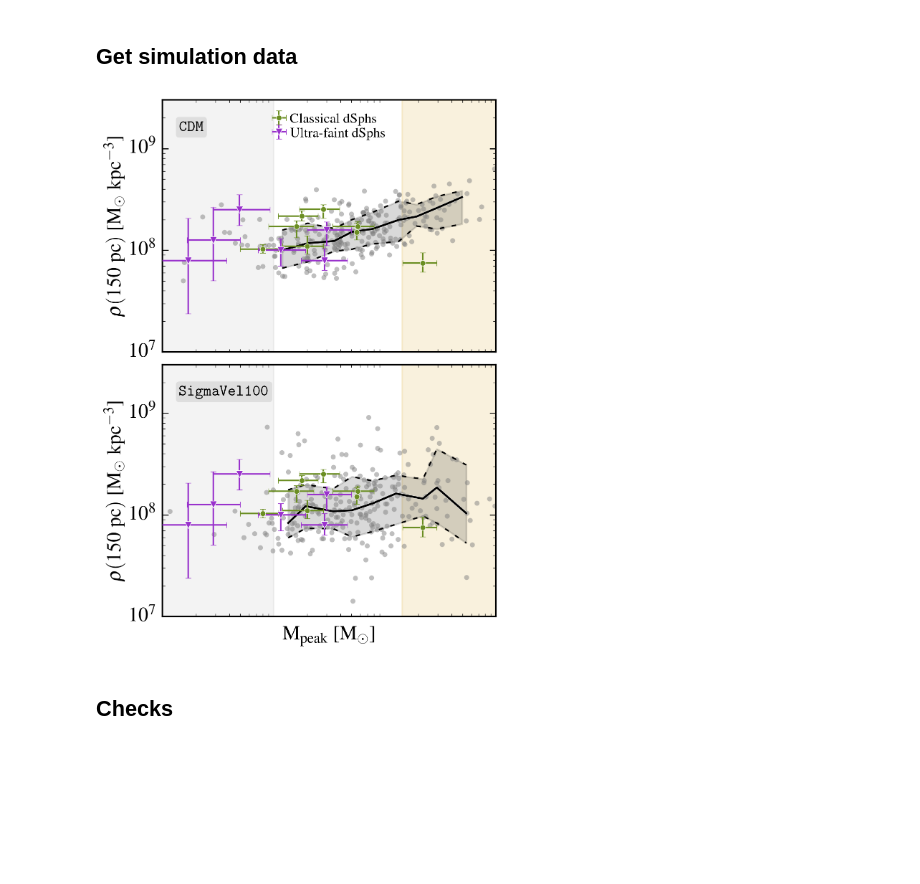
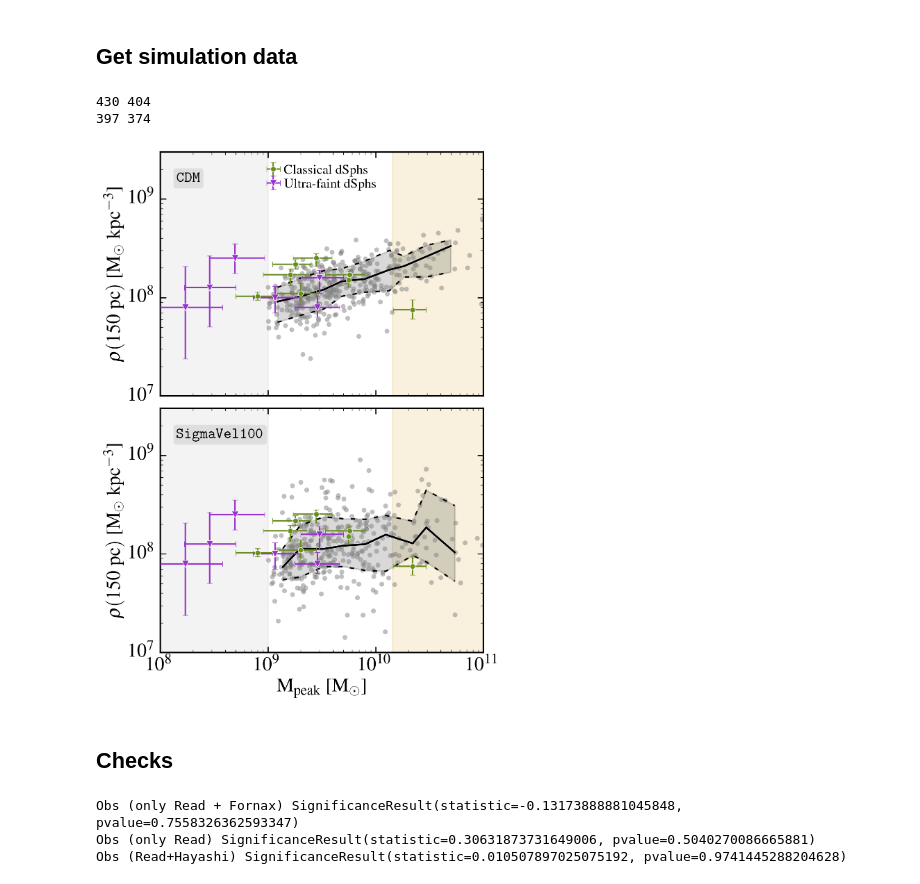
Before and after one commit to NoemiAM/TangoSIDM_satellites, a Jupyter notebook: examples/7 - density_halo_mass.ipynb, the cells around one changed output. Cells and saved outputs as stored; diff of their text form; code cells hidden in the pictures; blank space fills up the shorter version.

```diff
--- a/examples/7 - density_halo_mass.ipynb
+++ b/examples/7 - density_halo_mass.ipynb
@@ -101,7 +101,7 @@ for i in range(num_satellites):
     M200_R19[1,i] = data[i,2]
     M200_R19[2,i] = data[i,3]
 
-filename = "Hayashi_2019.csv" # This is a list of satellites without CVnI
+filename = "Hayashi_2023.csv"
 data = pd.read_csv(GAIA_PATH + filename).to_numpy()
 MsM200_H19 = np.zeros((3,8))
 rho150pc_H19 = np.zeros((3,8))
@@ -109,15 +109,11 @@ for i in range(8):
     MsM200_H19[0,i] = data[i,1]
     MsM200_H19[1,i] = data[i,3]
     MsM200_H19[2,i] = data[i,2]
-    # rho150pc_H19[0,i] =  10**data[i,4]
-    # rho150pc_H19[2,i] =  10**(data[i,4]-data[i,5])
-    # rho150pc_H19[1,i] =  10**(data[i,4]+data[i,6])
     rho150pc_H19[0,i] =  10**data[i,4]
     rho150pc_H19[2,i] =  10**(data[i,4])*data[i,5]
     rho150pc_H19[1,i] =  10**(data[i,4])*data[i,6]
 
-
-filename = "McConnachie_2012.csv" # This is a list of satellites without CVnI
+filename = "McConnachie_2012.csv"
 data = pd.read_csv(GAIA_PATH + filename).to_numpy()
 Ms = np.zeros(8)
 for i in range(8):Ms[i] = data[i,1] * 1e6
@@ -125,9 +121,6 @@ for i in range(8):Ms[i] = data[i,1] * 1e6
 M200_H19 = Ms / MsM200_H19
 M200_H19[1,:] = M200_H19[0,:]-M200_H19[1,:]
 M200_H19[2,:] = M200_H19[2,:]-M200_H19[0,:]
-
-# rho150pc_H19[1,:] =  rho150pc_H19[1,:]-rho150pc_H19[0,:]
-# rho150pc_H19[2,:] =  rho150pc_H19[0,:]-rho150pc_H19[2,:]
 # %% [markdown]
 ## Get simulation data
 # %%
@@ -146,36 +139,43 @@ for i, (id, id_name) in enumerate(IDs.items()):
 
     xrange = np.ones(2) * 14.28e9
     yrange = np.array([2e6, 3e9])
-    # axs[i].plot(xrange, yrange, '--',lw=2, color='goldenrod')
     axs[i].fill_between(np.array([14.28e9, 1e11]), np.array([2e6, 2e6]), np.array([3e9, 3e9]), color='goldenrod', alpha=0.15)
 
     # Add simulations points
-    rp, rho150, M200 = [], [], []
+    rp, rho150, M = [], [], []
     for idx in file.keys():
 
         if file[f'{idx}'].attrs.get("main_halo_of") is not None:
             subhalo_idxs = file[f'{idx}'].attrs.get("main_halo_of")
 
+            counter = 0
             # Get satellites of MW halo
-            for subhalo_idx in subhalo_idxs[:8]:
-                data_subhalo = file[f'{subhalo_idx}']
+            for subhalo_idx in subhalo_idxs:
+                if np.log10(file[str(subhalo_idx)]['tree_data']['bound_mass_dm'][0]) > 9: # MINIMUM satellite mass = 10^9
+                    data_subhalo = file[f'{subhalo_idx}']
 
-                nfw_fit = data_subhalo['halo_data']['nfw_fit']
-                r_s, log10_rho_s, sigma_r_s, sigma_log10_rho_s = nfw_fit
-                rho_s = 10**log10_rho_s
-                _rho_150 = NFW_profile(np.array([0.15]), rho_s, r_s)
-                rho150 = np.append(rho150, _rho_150[0])
+                    nfw_fit = data_subhalo['halo_data']['nfw_fit']
+                    r_s, log10_rho_s, sigma_r_s, sigma_log10_rho_s = nfw_fit
+                    rho_s = 10**log10_rho_s
+                    _rho_150 = NFW_profile(np.array([0.15]), rho_s, r_s)
+                    rho150 = np.append(rho150, _rho_150[0])
 
-                z_accr_type_idx, accretion = data_subhalo['tree_data']['accretion']
-                mass_peak = data_subhalo['tree_data']['bound_mass_dm'][int(z_accr_type_idx)]
+                    z_accr_type_idx, accretion = data_subhalo['tree_data']['accretion']
+                    mass_peak = data_subhalo['tree_data']['bound_mass_dm'][int(z_accr_type_idx)]
 
-                M200 = np.append(M200, mass_peak)
+                    M = np.append(M, mass_peak)
 
-    axs[i].plot(M200, rho150, 'o', ms=5, color='grey', markeredgecolor='none', alpha=0.5)
+                    counter+=1
+
+            if counter < 8: continue # save only systems with at least 8 satellites
+
+    select = np.where(M>=1e9)[0]
+    print(len(M), (M>=1e9).sum())
+    axs[i].plot(M[select], rho150[select], 'o', ms=5, color='grey', markeredgecolor='none', alpha=0.5)
+
     m_bins = np.arange(9, 11.2, 0.2)
     m_bins = 10**m_bins
-    select = np.where(M200>=1e9)[0]
-    plot_median_relation(axs[i], m_bins, M200[select], rho150[select], color='black')
+    plot_median_relation(axs[i], m_bins, M[select], rho150[select], color='black')
 
     axs[i].errorbar(M200_R19[0,:], rho_150pc_K19[0,:], yerr=rho_150pc_K19[1:,:], xerr=M200_R19[1:,:],
                  marker='o', markersize=5.5, markeredgecolor="white", ls='none', lw=1.5, c='olivedrab',
@@ -195,7 +195,7 @@ for i, (id, id_name) in enumerate(IDs.items()):
     # rho_150pc_And[1] = 0.25e8-0.15e8
     # rho_150pc_And[2] = 0.3e8-0.25e8
 
-    # axs.errorbar(M200_And[0], rho_150pc_And[0], yerr=[[rho_150pc_And[1]],[rho_150pc_And[2]]],
+    # axs[i].errorbar(M200_And[0], rho_150pc_And[0], yerr=[[rho_150pc_And[1]],[rho_150pc_And[2]]],
     #              xerr=[[M200_And[1]],[M200_And[2]]],
     #              marker='*', markersize=10, markeredgecolor="white", ls='none', lw=1.5, c='pink',
     #              label='Collins et al. (2021)', zorder=1000)
@@ -206,38 +206,61 @@ for i, (id, id_name) in enumerate(IDs.items()):
 
     # rho_150pc_And[0] = 0.3e8
     # rho_150pc_And[1] = 0.3e8-0.1e8
     # rho_150pc_And[2] = 0.45e8-0.3e8
 
-    # axs.errorbar(M200_And[0], rho_150pc_And[0], yerr=[[rho_150pc_And[1]],[rho_150pc_And[2]]],
+    # axs[i].errorbar(M200_And[0], rho_150pc_And[0], yerr=[[rho_150pc_And[1]],[rho_150pc_And[2]]],
     #              xerr=[[M200_And[1]],[M200_And[2]]],
     #              marker='>', markersize=8, markeredgecolor="white", ls='none', lw=1.5, c='purple',
     #              label='Charles et al. (2022)', zorder=1000)
 
 
     props = dict(facecolor='silver', edgecolor='none', alpha=0.4, boxstyle='round, pad=0.2')
     axs[i].text(0.05, 0.92, fr'$\texttt{{{id_name}}}$', transform=axs[i].transAxes, fontsize=16, verticalalignment='top', bbox=props, zorder=1000)
 
     axs[i].set_xlim([1e8, 1e11])
     axs[i].set_ylim([1e7, 3e9])
     axs[i].set_xscale('log')
     axs[i].set_yscale('log')
     axs[i].set_ylabel(r"$\rho(150\ \mathrm{pc})$ [M$_{\odot}$ kpc$^{-3}$]")
 
     ####
     file.close()
 
 axs[0].legend(loc=[0.32,0.82],labelspacing=0.1, handlelength=0.6, handletextpad=0.5,
                    frameon=False, fontsize=14, ncol=1, columnspacing=1, numpoints=1)
-axs[0].set_xticks([])
 axs[1].set_xlabel(r"$\mathrm{M_{peak}}$ [M$_{\odot}$]")
 plt.subplots_adjust(hspace=0.05)
 
 plt.savefig('figures/Density_Mpeak.png', dpi=300, transparent=True)
 plt.show()
 # %% [output]
+430 404
+397 374
-[figure, old version]
+[figure, new version]
 # %% [markdown]
 ## Checks
+# %%
+obs_data_mass = np.log10(M200_R19[0,:])
+obs_data_rho = np.log10(rho_150pc_K19[0,:])
+spearman_obs0 = stats.spearmanr(obs_data_mass, obs_data_rho)
+
+select = np.where(M200_R19[0,:]<1e10)[0] # Removing Fornax ...
+obs_data_mass = np.log10(M200_R19[0,select])
+obs_data_rho = np.log10(rho_150pc_K19[0,select])
+spearman_obs1 = stats.spearmanr(obs_data_mass, obs_data_rho)
+
+select = np.where(M200_H19[0,:] > 1e9)[0]
+obs_data_mass = np.append(obs_data_mass, np.log10(M200_H19[0,select]))
+obs_data_rho = np.append(obs_data_rho, np.log10(rho150pc_H19[0,select]))
+spearman_obs2 = stats.spearmanr(obs_data_mass, obs_data_rho)
+
+print('Obs (only Read + Fornax)',spearman_obs0)
+print('Obs (only Read)',spearman_obs1)
+print('Obs (Read+Hayashi)',spearman_obs2)
+# %% [output]
+Obs (only Read + Fornax) SignificanceResult(statistic=-0.13173888881045848, pvalue=0.7558326362593347)
+Obs (only Read) SignificanceResult(statistic=0.30631873731649006, pvalue=0.5040270086665881)
+Obs (Read+Hayashi) SignificanceResult(statistic=0.010507897025075192, pvalue=0.9741445288204628)
 # %%
 DATA_PATH = "../data/TangoSIDM/"
 
```
Also changed, not shown: parts of 3 cells of this notebook, 3 other files.
